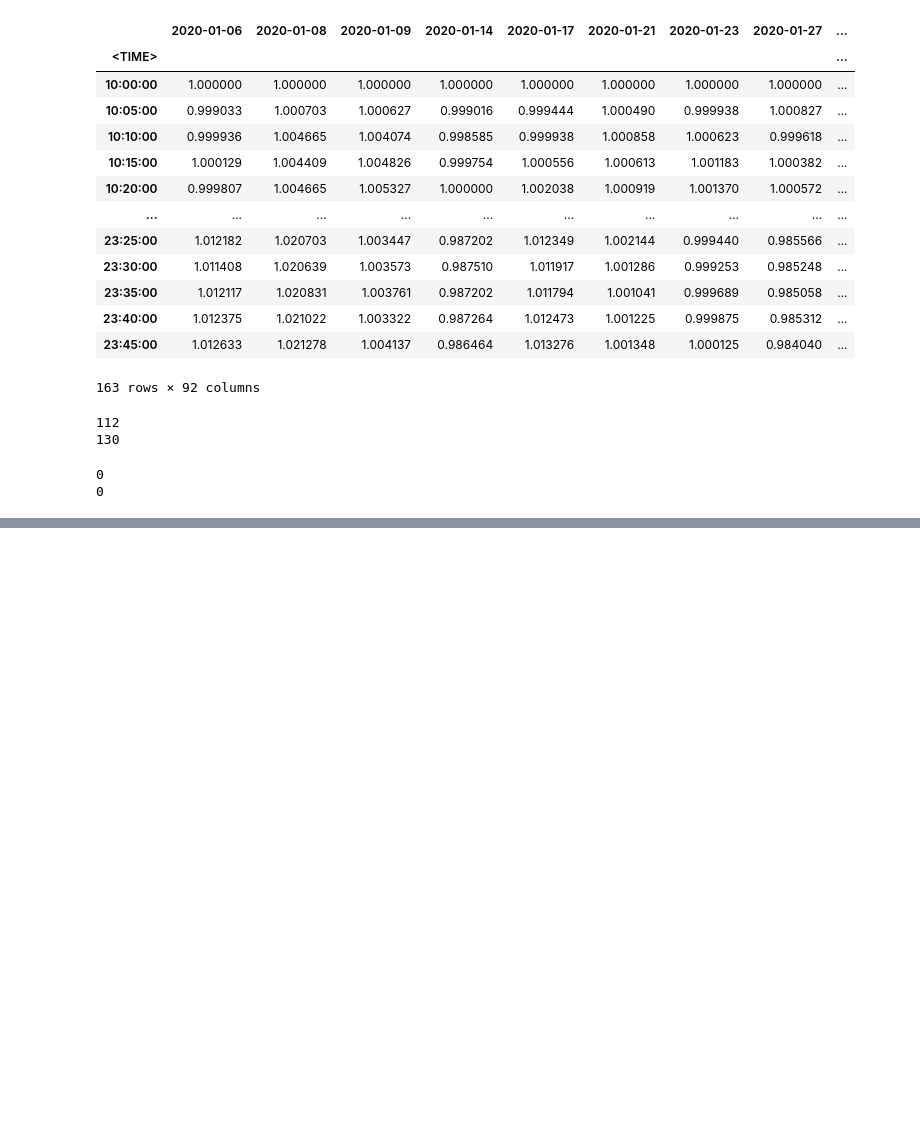
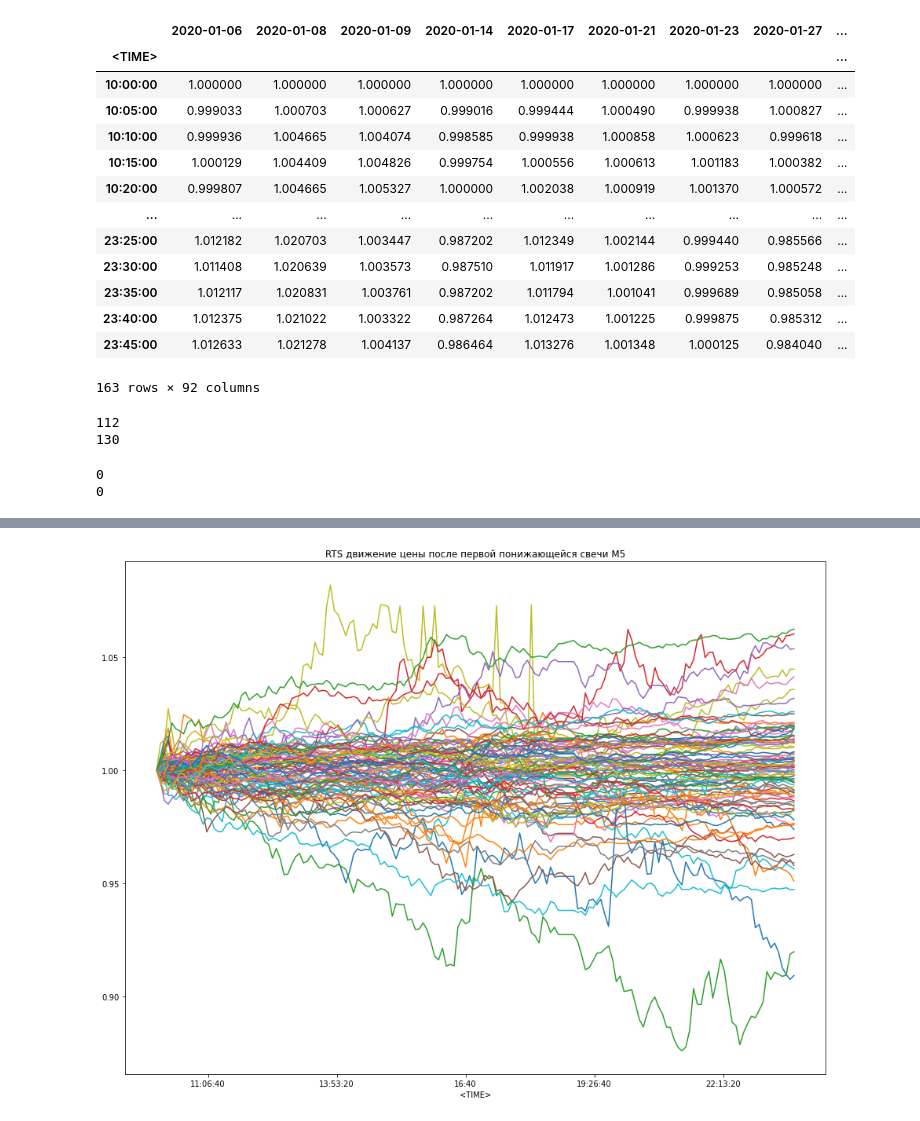
Before and after one commit to Alkor135/test_ml_quote, a Jupyter notebook: first_candle_continue/Движение цены после первой свечи сессии.ipynb, the cells around one changed output, grey strips where cells are left out. Saved outputs shown, nothing was run; the diff lists cells and outputs as text; code cells hidden in the pictures; blank space fills up the shorter version.

```diff
--- a/first_candle_continue/Движение цены после первой свечи сессии.ipynb
+++ b/first_candle_continue/Движение цены после первой свечи сессии.ipynb
@@ -116,0 +111,10 @@ for column in columns_lst_up:
+# %%
+# Строим график
+columns_lst_down = list(df_down.columns)  # Создаем список колонок dataframe df_down
+# print(columns_lst_down)
+
+plt.title("RTS движение цены после первой понижающейся свечи М5")
+for column in columns_lst_down:
+    df_down[column].plot()
+# %% [output]
+[figure, added]
```
Also changed, not shown: parts of 4 cells of this notebook.
